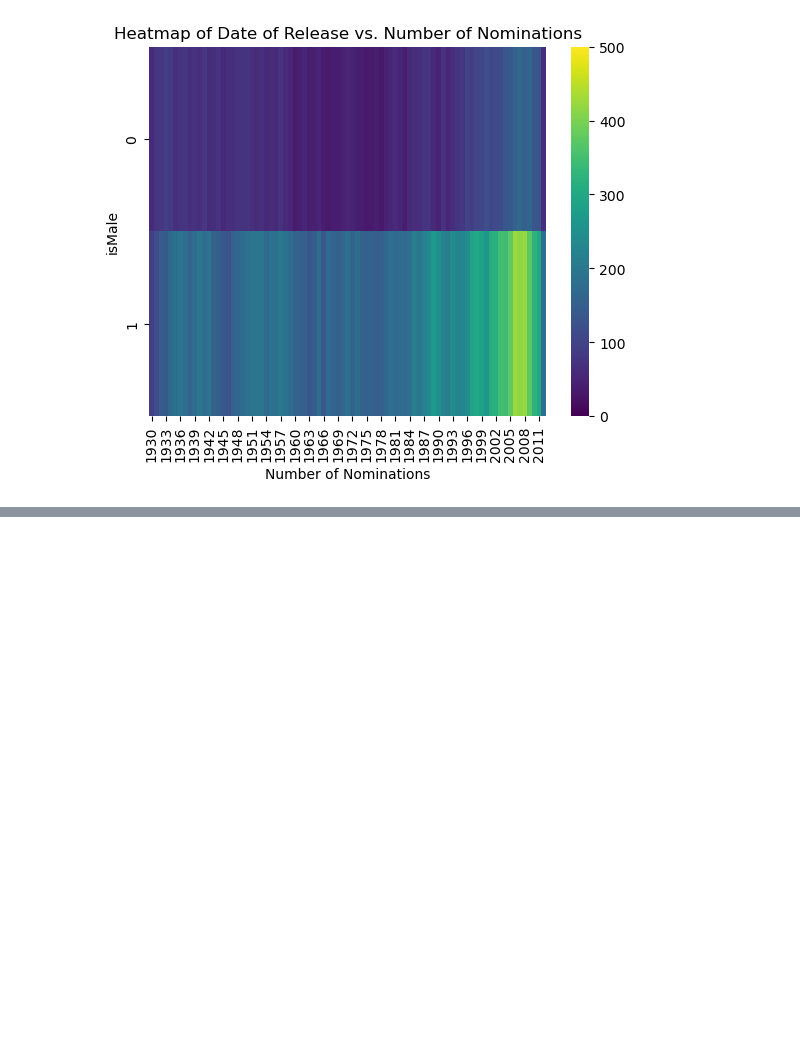
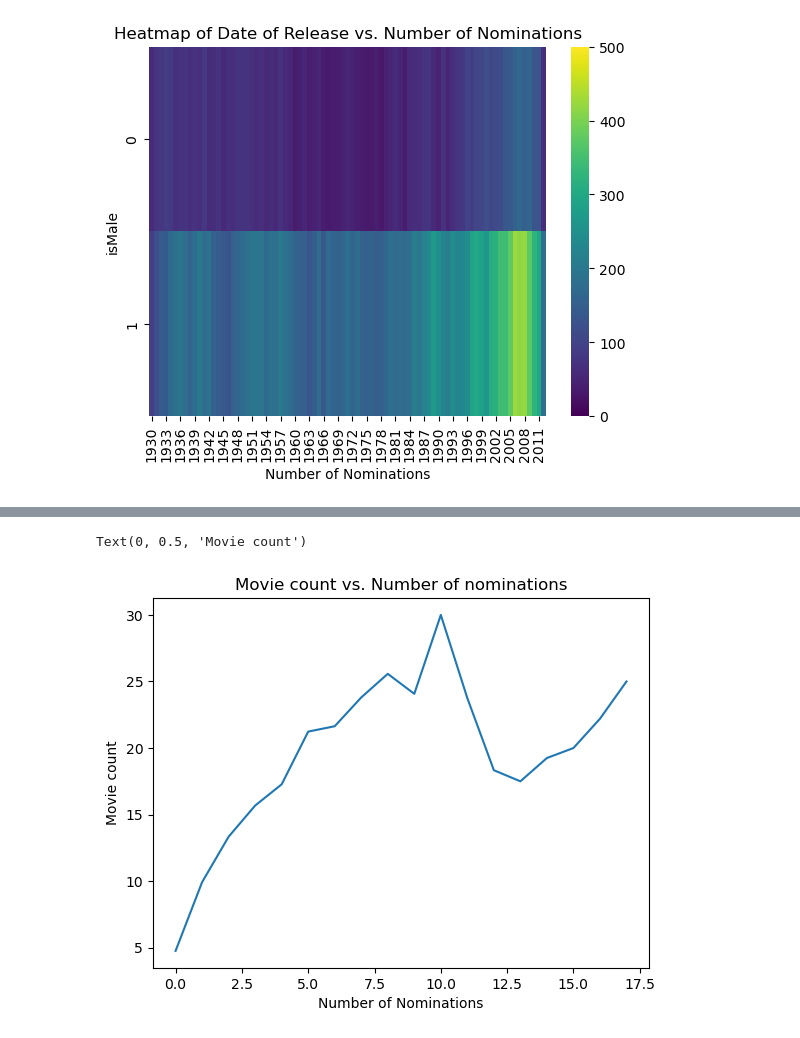
Before and after one commit to epfl-ada/ada-2023-project-dromadaire, a Jupyter notebook: ModeAnal.ipynb, the cells around one changed output, grey strips where cells are left out. Cells and saved outputs as stored; diff of their text form; code cells hidden in the pictures; blank space fills up the shorter version.

```diff
--- a/ModeAnal.ipynb
+++ b/ModeAnal.ipynb
@@ -145,0 +184,10 @@ IndexError: Inconsistent shape between the condition and the input (got (25286,
+# %%
+movie_count = actors['Features']['movie_count'].groupby(actors['Features']['nominations']).mean()
+plt.plot(movie_count)
+
+plt.title('Movie count vs. Number of nominations')
+plt.xlabel('Number of Nominations')
+plt.ylabel('Movie count')
+# %% [output]
+Text(0, 0.5, 'Movie count')
+[figure, added]
```
Also changed, not shown: parts of 16 cells of this notebook, 1 other file.
